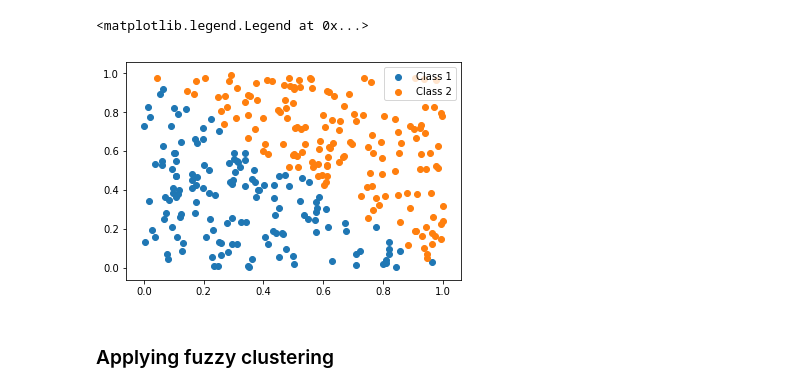
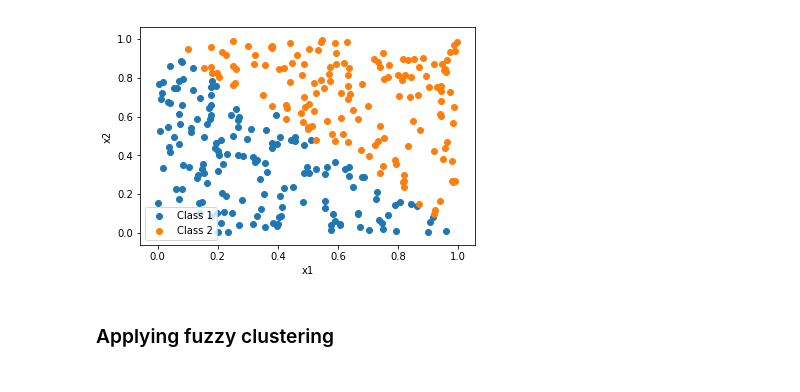
Before and after one commit to Donkeybobo/fuzzyclustering, a Jupyter notebook: analysis.ipynb, the cells around one changed output. Saved outputs shown, nothing was run; the diff lists cells and outputs as text; code cells hidden in the pictures.

```diff
--- a/analysis.ipynb
+++ b/analysis.ipynb
@@ -19,27 +31,28 @@ from FuzzyRule import FuzzyRule
 # %%
 random_numbers = np.random.rand(1000)
 N = 300  ## number of data points
 tmp_c1 = []
 tmp_c2 = []
 
 for i in range(N):
     v_tmp = np.random.rand(2)
 
     if (v_tmp[0] + v_tmp[1] <= 1):
         tmp_c1.append(v_tmp)
     else:
         tmp_c2.append(v_tmp)
 
 ## Synthetic data for two classes
 data_c1 = np.array(tmp_c1)
 data_c2 = np.array(tmp_c2)
 
 plt.scatter(data_c1[:,0], data_c1[:,1], label = 'Class 1')
 plt.scatter(data_c2[:,0], data_c2[:,1], label = 'Class 2')
-plt.legend()
+plt.xlabel('x1')
+plt.ylabel('x2')
+plt.legend();
 # %% [output]
-<matplotlib.legend.Legend at 0x...>
-[figure, old version]
+[figure, new version]
 # %% [markdown]
 ### Applying fuzzy clustering
 # %%
```
Also changed, not shown: parts of 13 cells of this notebook.
